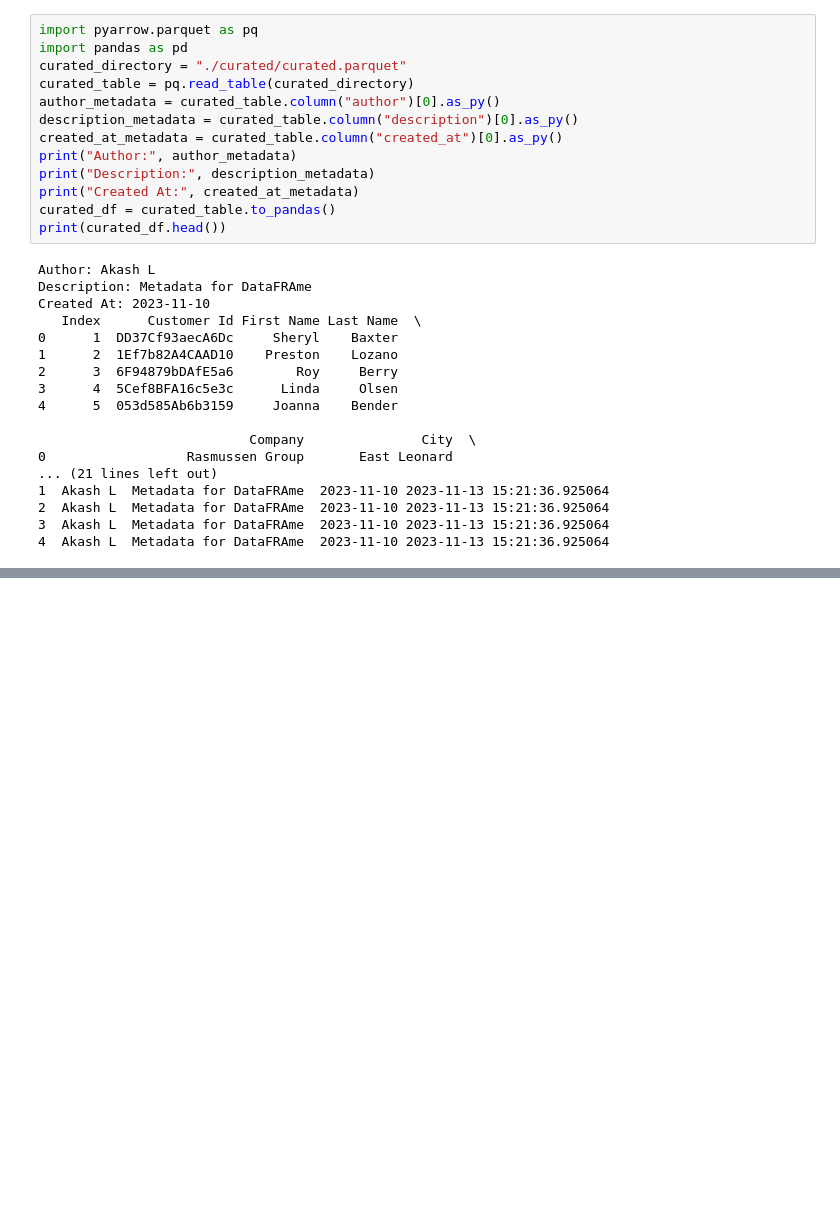
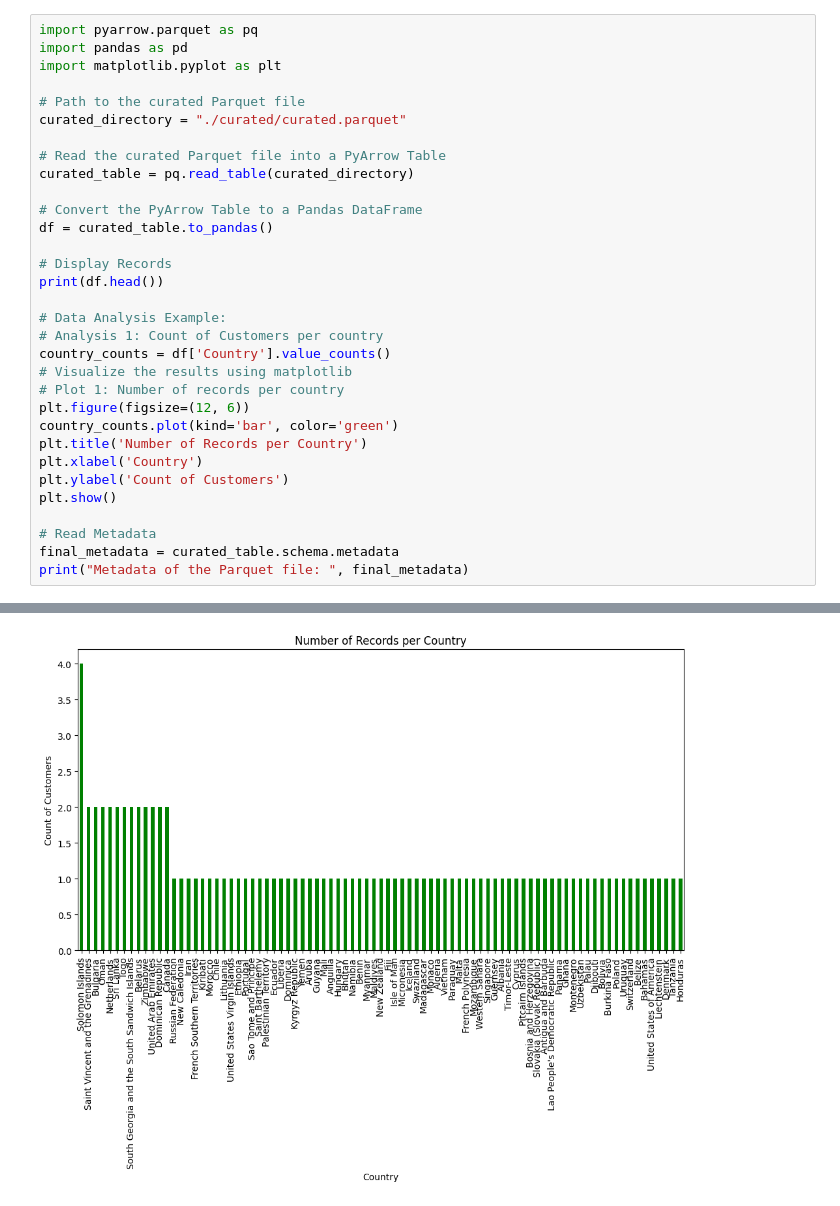
Before and after one commit to SrijaSubburaj/LearnPython, a Jupyter notebook: visualize_curate.ipynb, the cells around one changed output, grey strips where cells are left out. Saved outputs shown, nothing was run; the diff lists cells and outputs as text; blank space fills up the shorter version.

```diff
--- a/visualize_curate.ipynb
+++ b/visualize_curate.ipynb
@@ -1,31 +1,33 @@
-# %%
-import pyarrow.parquet as pq
-import pandas as pd
-curated_directory = "./curated/curated.parquet"
-curated_table = pq.read_table(curated_directory)
-author_metadata = curated_table.column("author")[0].as_py()
-description_metadata = curated_table.column("description")[0].as_py()
-created_at_metadata = curated_table.column("created_at")[0].as_py()
-print("Author:", author_metadata)
-print("Description:", description_metadata)
-print("Created At:", created_at_metadata)
-curated_df = curated_table.to_pandas()
-print(curated_df.head())
-# %% [output]
-Author: Akash L
-Description: Metadata for DataFRAme
-Created At: 2023-11-10
-   Index      Customer Id First Name Last Name  \
-0      1  DD37Cf93aecA6Dc     Sheryl    Baxter
-1      2  1Ef7b82A4CAAD10    Preston    Lozano
-2      3  6F94879bDAfE5a6        Roy     Berry
-3      4  5Cef8BFA16c5e3c      Linda     Olsen
-4      5  053d585Ab6b3159     Joanna    Bender
-
-                           Company               City  \
-0                  Rasmussen Group       East Leonard
-... (21 lines left out)
-1  Akash L  Metadata for DataFRAme  2023-11-10 2023-11-13 15:21:36.925064
-2  Akash L  Metadata for DataFRAme  2023-11-10 2023-11-13 15:21:36.925064
-3  Akash L  Metadata for DataFRAme  2023-11-10 2023-11-13 15:21:36.925064
-4  Akash L  Metadata for DataFRAme  2023-11-10 2023-11-13 15:21:36.925064
+# %%
+import pyarrow.parquet as pq
+import pandas as pd
+import matplotlib.pyplot as plt
+
+# Path to the curated Parquet file
+curated_directory = "./curated/curated.parquet"
+
+# Read the curated Parquet file into a PyArrow Table
+curated_table = pq.read_table(curated_directory)
+
+# Convert the PyArrow Table to a Pandas DataFrame
+df = curated_table.to_pandas()
+
+# Display Records
+print(df.head())
+
+# Data Analysis Example:
+# Analysis 1: Count of Customers per country
+country_counts = df['Country'].value_counts()
+# Visualize the results using matplotlib
+# Plot 1: Number of records per country
+plt.figure(figsize=(12, 6))
+country_counts.plot(kind='bar', color='green')
+plt.title('Number of Records per Country')
+plt.xlabel('Country')
+plt.ylabel('Count of Customers')
+plt.show()
+
+# Read Metadata
+final_metadata = curated_table.schema.metadata
+print("Metadata of the Parquet file: ", final_metadata)
+# %% [output]
@@ -31,0 +51 @@ Created At: 2023-11-10
+[figure, added]
```
Also changed, not shown: parts of 2 cells of this notebook, 8 other files.
